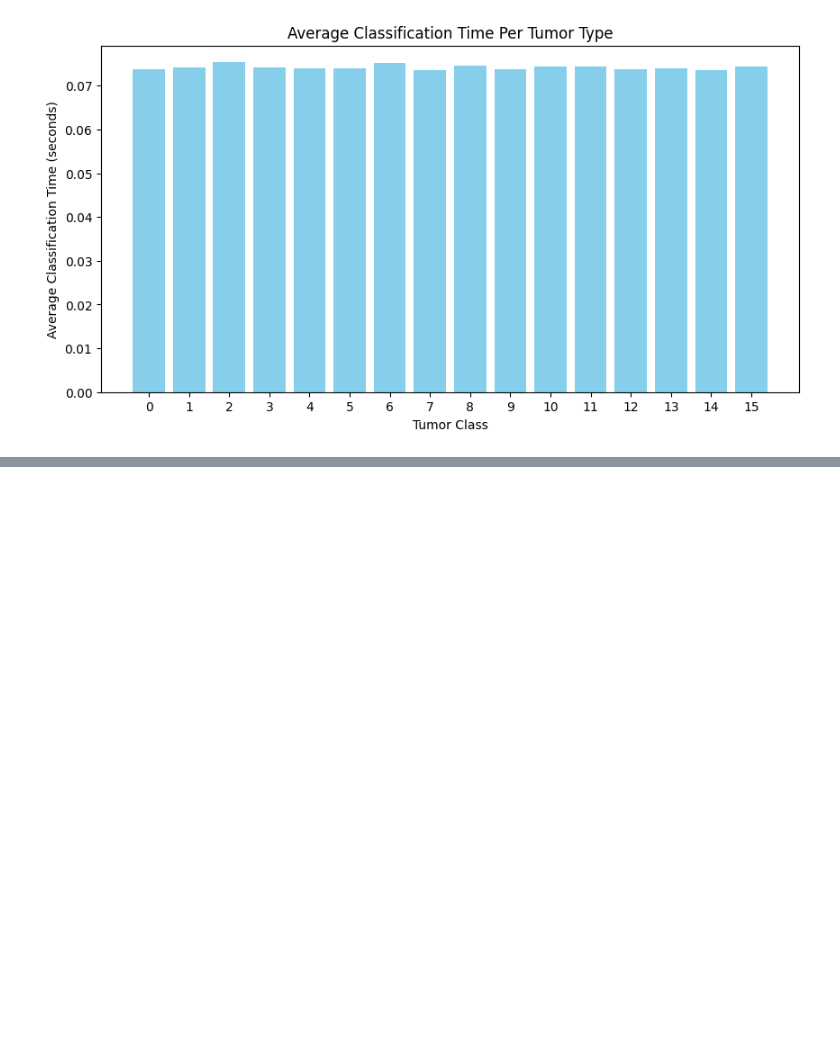
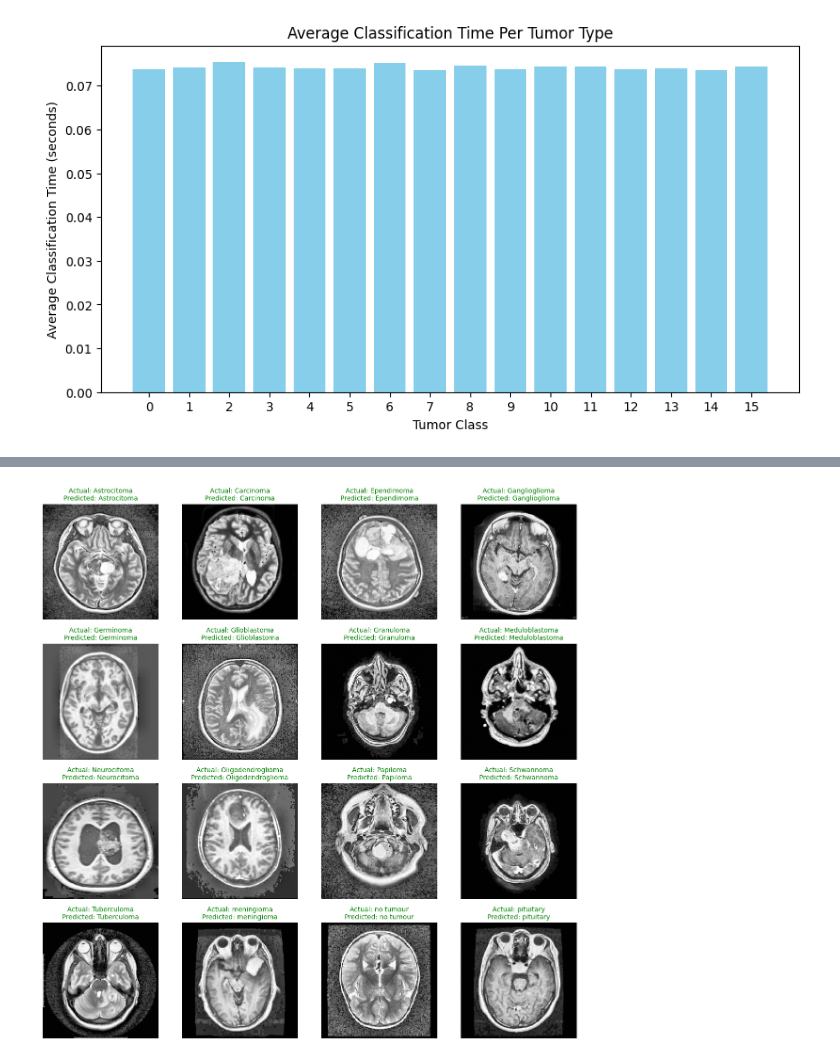
Before and after one commit to TharinsaMudalige/Neuron-Brain_Tumor_Detection_Classification_with_XAI, a Jupyter notebook: Tumor_Classification_Hybrid_Model_(ViT_and_CNN).ipynb, the cells around one changed output, grey strips where cells are left out. Drawn from its saved outputs; the diff is of its cells as text; code cells hidden in the pictures; blank space fills up the shorter version.

Commit message:
add visualization and get predict and actual class whether those are correct or wrong

```diff
--- a/Tumor_Classification_Hybrid_Model_(ViT_and_CNN).ipynb
+++ b/Tumor_Classification_Hybrid_Model_(ViT_and_CNN).ipynb
@@ -390,0 +463,69 @@ Class 15: 0.074479 seconds
+# %%
+import cv2
+# Define image preprocessing function
+def preprocess_image(img_path):
+    """Load and preprocess an image for model prediction."""
+    image = cv2.imread(img_path, cv2.IMREAD_GRAYSCALE)
+
+    if image is None:
+        print(f"Error: Unable to read {img_path}")
+        return None  # Return None if the image cannot be read
+
+    image = cv2.resize(image, (224, 224))  # Resize to model input size
+    image = np.stack([image] * 3, axis=-1)  # Convert grayscale to 3-channel (RGB)
+    image = image.astype(np.float32) / 255.0  # Normalize pixel values
+    return image
+
+# Define function to visualize actual vs predicted classes
+def visualize_predictions(image_paths, true_labels, model, class_names):
+    fig, axes = plt.subplots(nrows=4, ncols=4, figsize=(12, 12))  # Adjust grid size
+    axes = axes.flatten()
+
+    for idx, (img_path, true_label) in enumerate(zip(image_paths[:16], true_labels[:16])):  # Limit to first 16 images
+        image = preprocess_image(img_path)
+
+        if image is None:  # Skip if image loading fails
+            continue
+
+        image_exp = np.expand_dims(image, axis=0)  # Expand dims for model input
+
+        # Get prediction
+        predictions = model.predict(image_exp)
+        predicted_class = np.argmax(predictions, axis=1)[0]
+
+        # Display image
+        ax = axes[idx]
+        ax.imshow(image, cmap="gray")  # Use cmap="gray" if grayscale, remove otherwise
+        color = "green" if predicted_class == true_label else "red"
+        ax.set_title(f"Actual: {class_names[true_label]}\nPredicted: {class_names[predicted_class]}",
+                     fontsize=10, color=color)
+        ax.axis("off")
+
+    plt.tight_layout()
+    plt.show()
+
+# Example usage
+image_paths = [
+    "/content/drive/MyDrive/Colab Notebooks/Preprocessed_Dataset_classification/Astrocitoma/image_6009.png",
+    "/content/drive/MyDrive/Colab Notebooks/Preprocessed_Dataset_classification/Carcinoma/image_8005.png",
+    "/content/drive/MyDrive/Colab Notebooks/Preprocessed_Dataset_classification/Ependimoma/image_4345.png",
+    "/content/drive/MyDrive/Colab Notebooks/Preprocessed_Dataset_classification/Ganglioglioma/image_12003.png",
+    "/content/drive/MyDrive/Colab Notebooks/Preprocessed_Dataset_classification/Germinoma/image_22004.png",
+    "/content/drive/MyDrive/Colab Notebooks/Preprocessed_Dataset_classification/Glioblastoma/image_10004.png",
+    "/content/drive/MyDrive/Colab Notebooks/Preprocessed_Dataset_classification/Granuloma/image_20005.png",
+    "/content/drive/MyDrive/Colab Notebooks/Preprocessed_Dataset_classification/Meduloblastoma/image_16005.png",
+    "/content/drive/MyDrive/Colab Notebooks/Preprocessed_Dataset_classification/Neurocitoma/image_18005.png",
+    "/content/drive/MyDrive/Colab Notebooks/Preprocessed_Dataset_classification/Oligodendroglioma/image_14111.png",
+    "/content/drive/MyDrive/Colab Notebooks/Preprocessed_Dataset_classification/Papiloma/image_24005.png",
+    "/content/drive/MyDrive/Colab Notebooks/Preprocessed_Dataset_classification/Schwannoma/image_26003.png",
+    "/content/drive/MyDrive/Colab Notebooks/Preprocessed_Dataset_classification/Tuberculoma/image_28049.png",
+    "/content/drive/MyDrive/Colab Notebooks/Preprocessed_Dataset_classification/meningioma/image_30023.png",
+    "/content/drive/MyDrive/Colab Notebooks/Preprocessed_Dataset_classification/no tumour/image_100.png",
+    "/content/drive/MyDrive/Colab Notebooks/Preprocessed_Dataset_classification/pituitary/image_2006.png",
+]
+true_labels = [
+    0,1,2,3,4,5,6,7,8,9,10,11,12,13,14,15  # True class index for each image
+]
+
+visualize_predictions(image_paths, true_labels, hybrid_model, class_names)
+# %% [output]
@@ -391,2 +548,3 @@ Class 15: 0.074479 seconds
+[figure, added]
 # %%
 hybrid_model.save('/content/drive/MyDrive/Colab Notebooks/Brain_Tumour_Classification_hybrid_model_Final(1).keras')
```
Also changed, not shown: parts of 4 cells of this notebook.
